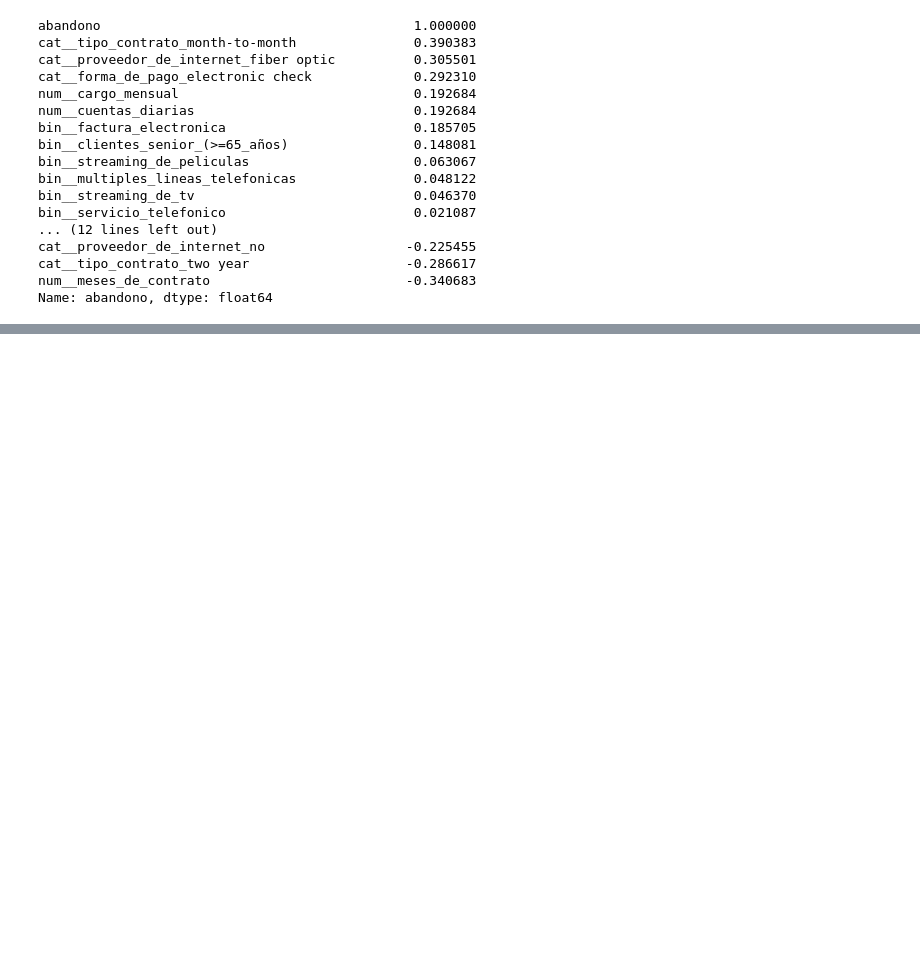
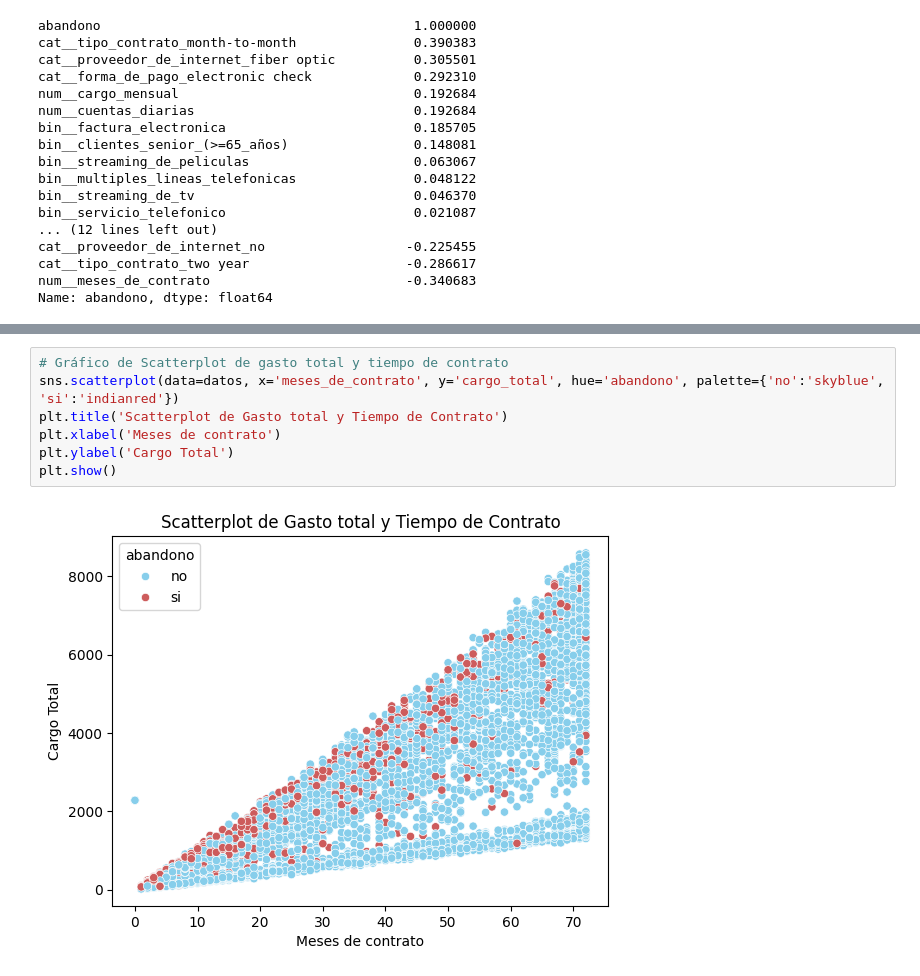
Before and after one commit to WLozanoH/TelecomX-Churn-Prediction-ML, a Jupyter notebook: churn_prediction_ML.ipynb, the cells around one changed output, grey strips where cells are left out. Cells and saved outputs as stored; diff of their text form; blank space fills up the shorter version.

```diff
--- a/churn_prediction_ML.ipynb
+++ b/churn_prediction_ML.ipynb
@@ -360,0 +396,9 @@ Name: abandono, dtype: float64
+# %%
+# Gráfico de Scatterplot de gasto total y tiempo de contrato
+sns.scatterplot(data=datos, x='meses_de_contrato', y='cargo_total', hue='abandono', palette={'no':'skyblue', 'si':'indianred'})
+plt.title('Scatterplot de Gasto total y Tiempo de Contrato')
+plt.xlabel('Meses de contrato')
+plt.ylabel('Cargo Total')
+plt.show()
+# %% [output]
+[figure, added]
```
Also changed, not shown: parts of 8 cells of this notebook.
